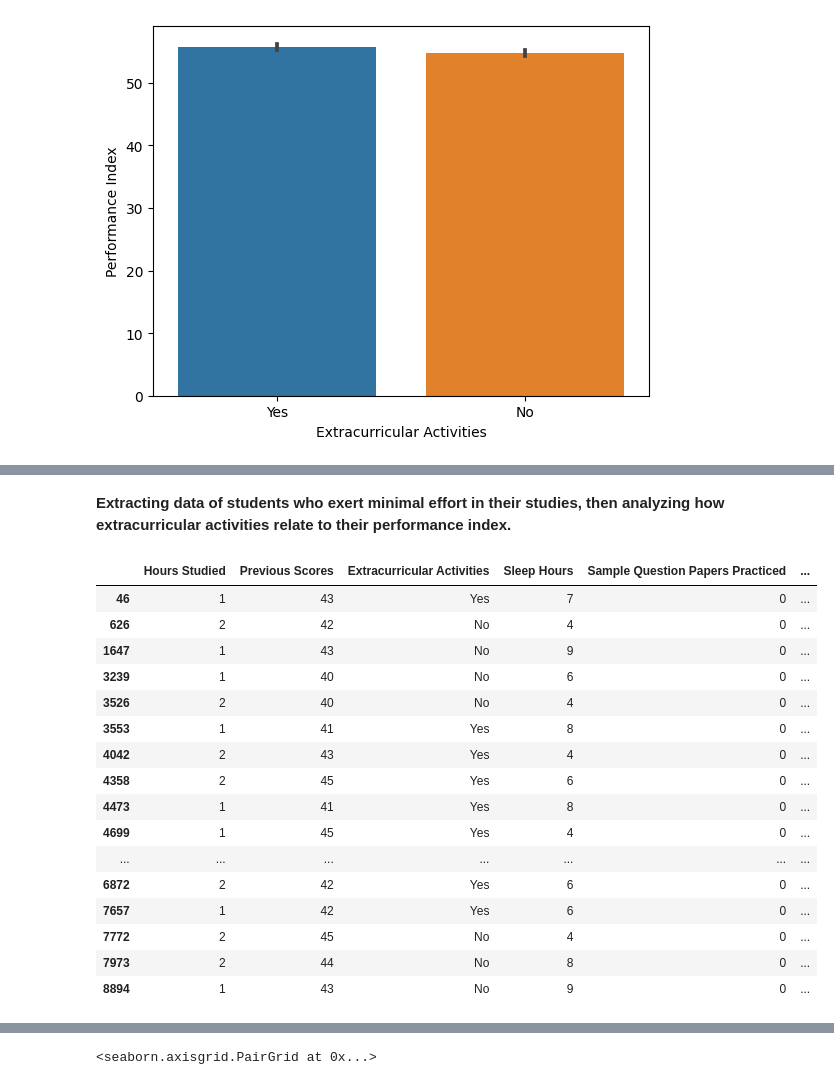
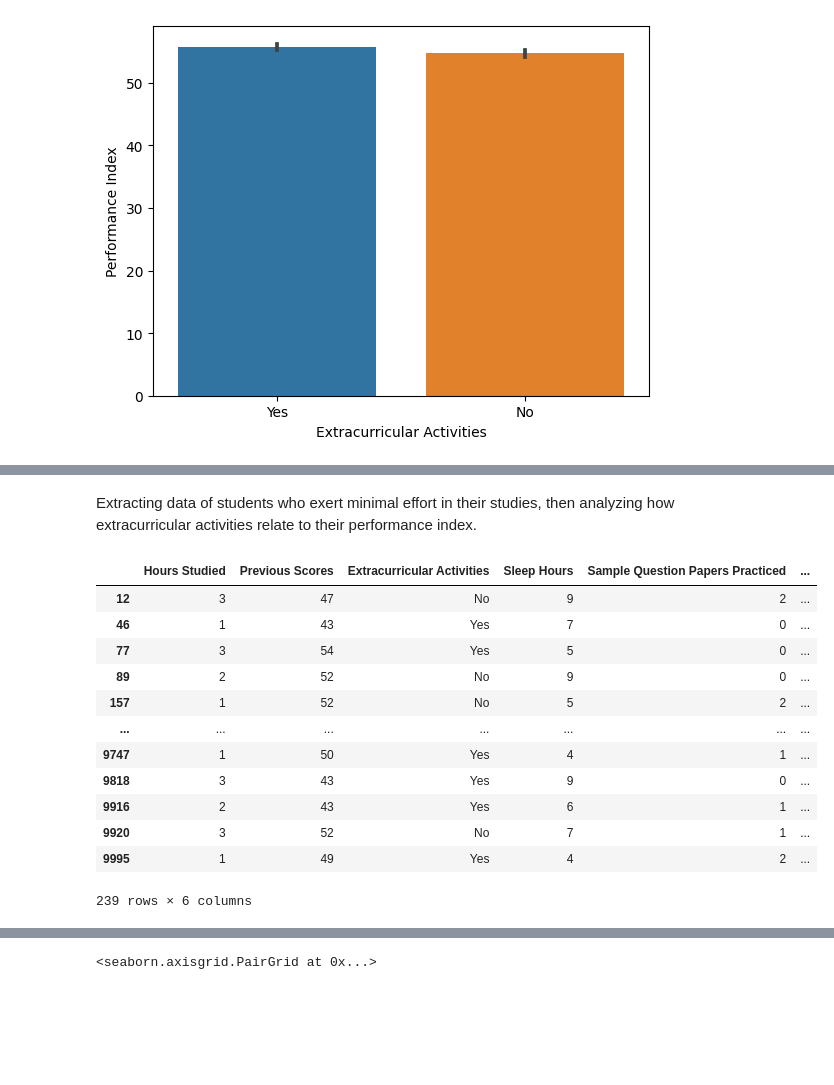
Before and after one commit to HarikrishnanK9/DataSymphony, a Jupyter notebook: Student_Performance_Regression.ipynb, the cells around one changed output, grey strips where cells are left out. Saved outputs shown, nothing was run; the diff lists cells and outputs as text; code cells hidden in the pictures; blank space fills up the shorter version.

```diff
--- a/Student_Performance_Regression.ipynb
+++ b/Student_Performance_Regression.ipynb
@@ -128,5 +128,6 @@ df.duplicated().sum()
+# %%
+df.drop_duplicates(inplace=True)
 # %%
-df=df.drop_duplicates()
 df.shape
 # %% [output]
 (9873, 6)
@@ -171,24 +177,20 @@ max_effort
 # %% [markdown]
-**Extracting data of students who exert minimal effort in their studies, then analyzing how extracurricular activities relate to their performance index.**
+Extracting data of students who exert minimal effort in their studies, then analyzing how extracurricular activities relate to their performance index.
 # %%
-least_effort=df.loc[(df["Hours Studied"]<=2)&(df["Previous Scores"]<=45)&(df["Performance Index"]<40)&(df["Sample Question Papers Practiced"]==False)]
-least_effort
+minimal_effort=df.loc[(df["Hours Studied"]<=3)&(df["Previous Scores"]<=54)&(df["Performance Index"]<40)&(df["Sample Question Papers Practiced"]<=2)]
+minimal_effort
 # %% [output]
 |  | Hours Studied | Previous Scores | Extracurricular Activities | Sleep Hours | Sample Question Papers Practiced | ... |
+| 12 | 3 | 47 | No | 9 | 2 | ... |
 | 46 | 1 | 43 | Yes | 7 | 0 | ... |
-| 626 | 2 | 42 | No | 4 | 0 | ... |
-| 1647 | 1 | 43 | No | 9 | 0 | ... |
-| 3239 | 1 | 40 | No | 6 | 0 | ... |
-| 3526 | 2 | 40 | No | 4 | 0 | ... |
-| 3553 | 1 | 41 | Yes | 8 | 0 | ... |
-| 4042 | 2 | 43 | Yes | 4 | 0 | ... |
-| 4358 | 2 | 45 | Yes | 6 | 0 | ... |
-| 4473 | 1 | 41 | Yes | 8 | 0 | ... |
-| 4699 | 1 | 45 | Yes | 4 | 0 | ... |
+| 77 | 3 | 54 | Yes | 5 | 0 | ... |
+| 89 | 2 | 52 | No | 9 | 0 | ... |
+| 157 | 1 | 52 | No | 5 | 2 | ... |
 | ... | ... | ... | ... | ... | ... | ... |
-| 6872 | 2 | 42 | Yes | 6 | 0 | ... |
-| 7657 | 1 | 42 | Yes | 6 | 0 | ... |
-| 7772 | 2 | 45 | No | 4 | 0 | ... |
-| 7973 | 2 | 44 | No | 8 | 0 | ... |
-| 8894 | 1 | 43 | No | 9 | 0 | ... |
+| 9747 | 1 | 50 | Yes | 4 | 1 | ... |
+| 9818 | 3 | 43 | Yes | 9 | 0 | ... |
+| 9916 | 2 | 43 | Yes | 6 | 1 | ... |
+| 9920 | 3 | 52 | No | 7 | 1 | ... |
+| 9995 | 1 | 49 | Yes | 4 | 2 | ... |
+239 rows × 6 columns
 # %%
```
Also changed, not shown: parts of 14 cells of this notebook.
